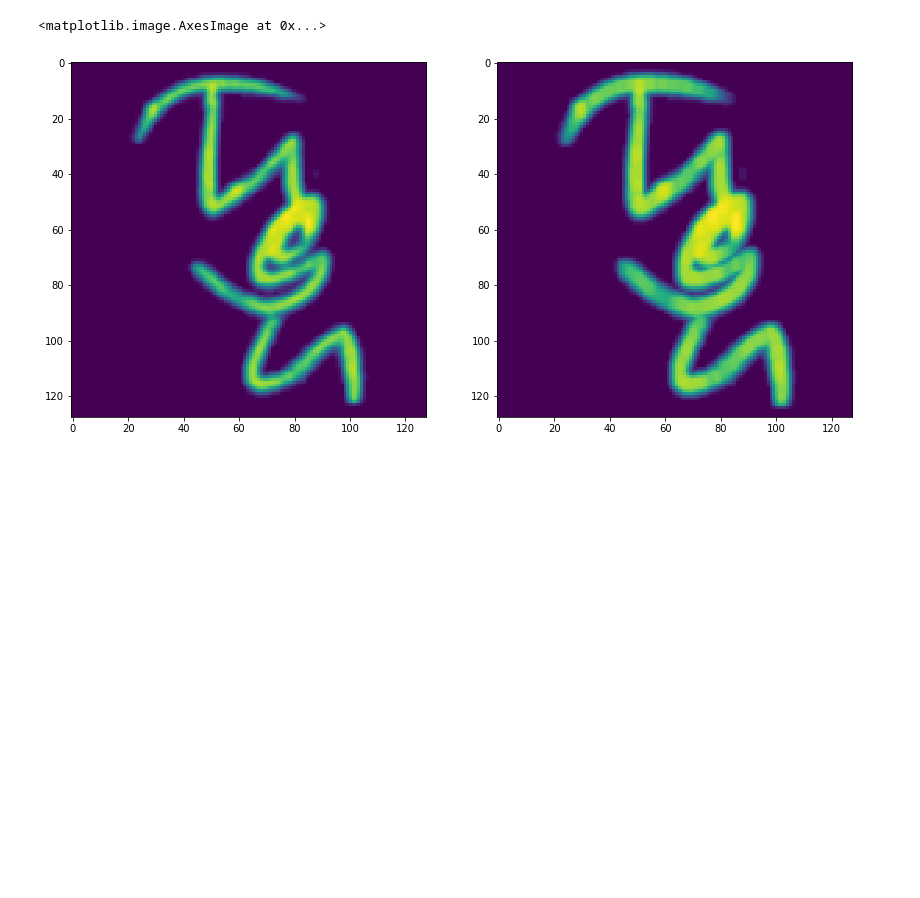
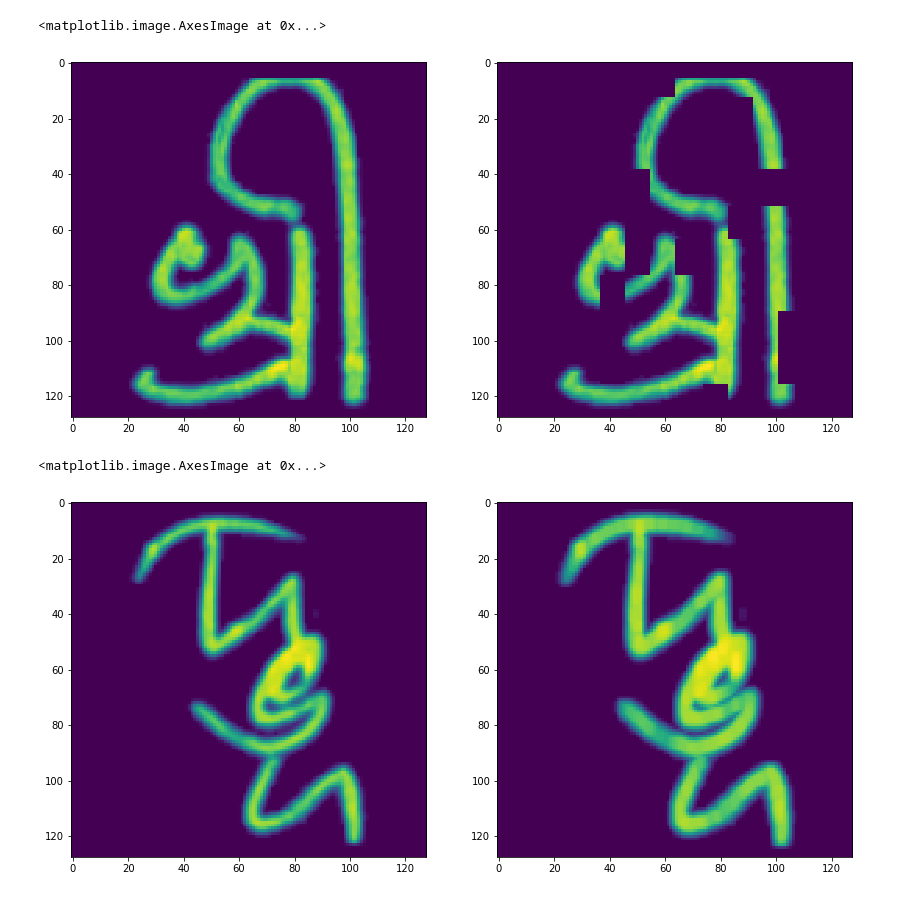
Before and after one commit to yuan1202/bengaliai, a Jupyter notebook: code/notebook_testing.ipynb, the cells around one changed output. Saved outputs shown, nothing was run; the diff lists cells and outputs as text; code cells hidden in the pictures; blank space fills up the shorter version.

```diff
--- a/code/testing.ipynb
+++ b/code/notebook_testing.ipynb
@@ -36,5 +43,5 @@ torch.Size([10, 2048, 4, 4])
 # %%
-trn_imgs = bp.unpack_ndarray_from_file('../features/train_images_size128_pad0.bloscpack')
+trn_imgs = bp.unpack_ndarray_from_file('../features/train_images_size224_pad8.bloscpack')
 # see preprocess notebook, it's shown that the train.csv data sequence is the same and can just load like this.
 trn_lbls = pd.read_csv('../input/train.csv').iloc[:, 1:4].values
 # %%
@@ -71,3 +80,15 @@ import random
+# %%
+img = trn_imgs[ndx]
+# img_aug = cv2.erode(img, kernel, iterations=1)
+# img_aug = cv2.dilate(img, kernel, iterations=1)
+# img_cln = cv2.adaptiveThreshold(img, 255, cv2.ADAPTIVE_THRESH_MEAN_C, cv2.THRESH_BINARY, 11, 2)
+img_aug = augs(image=img)
+_, ax = plt.subplots(1, 2, figsize=(14, 7))
+ax[0].imshow(img)
+ax[1].imshow(img_aug)
+# %% [output]
+<matplotlib.image.AxesImage at 0x...>
+[figure, added]
 # %%
 kernel = np.ones((random.randint(2, 3), random.randint(2, 3)), np.uint8)
 # %%
```
Also changed, not shown: parts of 8 cells of this notebook, 29 other files.
